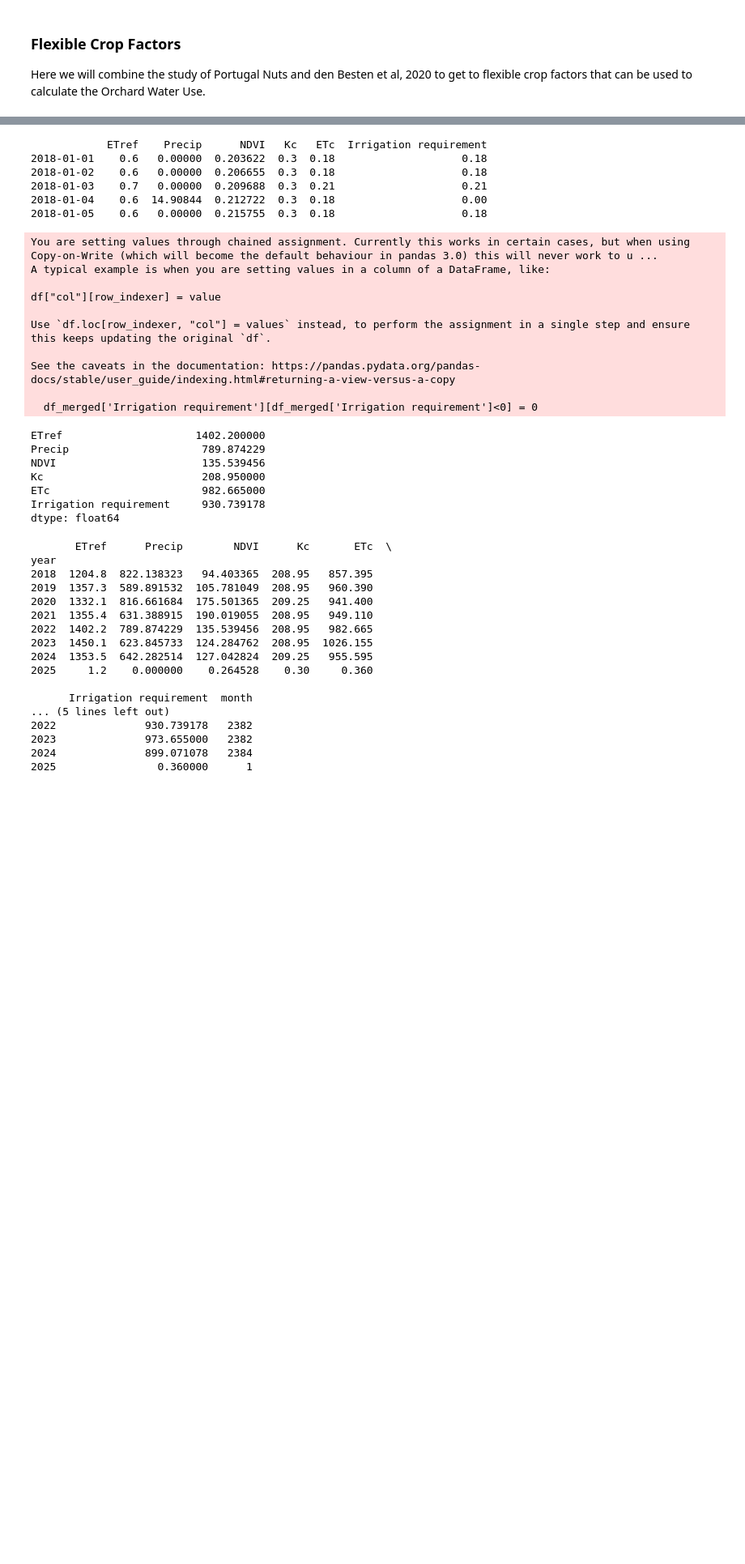
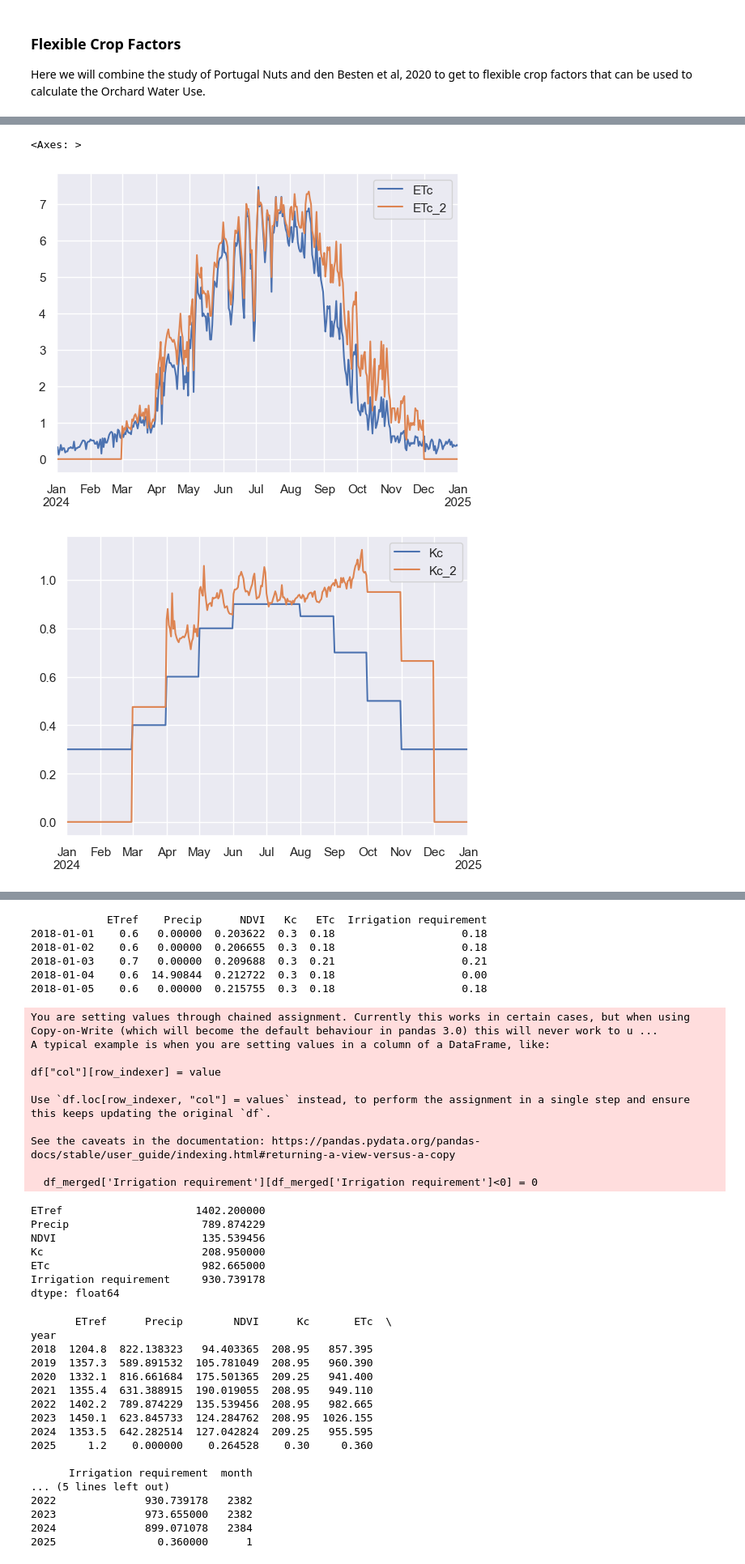
Before and after one commit to nadja1390/RAFIP, a Jupyter notebook: Orchard_Water_Use.ipynb, the cells around one changed output, grey strips where cells are left out. Shown at 81% size. Cells and saved outputs as stored; diff of their text form; code cells hidden in the pictures; blank space fills up the shorter version.

```diff
--- a/Orchard_Water_Use.ipynb
+++ b/Orchard_Water_Use.ipynb
@@ -298,7 +298,7 @@ def calculate_etc(eto, cc, fw, month, F):
     """
 
     # Check if within irrigation period (April to October)
-    is_irrigation_period = 4 <= month <= 10
+    is_irrigation_period = 4 <= month <= 9
 
     # Kg component: evaporation from wetted soil surface
     if is_irrigation_period:
@@ -351,0 +385,14 @@ print(f"Kt: {Kt:.3f}, Kg: {Kg:.3f}, Ks: {Ks:.3f}")
+# %%
+# Example DataFrame
+# Columns: ETo, Month, F (fraction of rainy days)
+# Constants
+cc = 0.7 # this may be turned flexible (maximum canopy cover)
+fw = 0.15 # depends on irrigation type
+
+# Apply row-wise
+df_merged[['ETc_2', 'Kt', 'Kg', 'Ks']] = df_merged.apply(
+    lambda row: pd.Series(calculate_etc(row['ETref'], cc, fw, row['Month'], row['RainyDaysFraction'])),
+    axis=1
+)
+
+df_merged.head()
@@ -352 +406,12 @@ print(f"Kt: {Kt:.3f}, Kg: {Kg:.3f}, Ks: {Ks:.3f}")
+# %%
+# Are there big differences?
+df_merged['Kc_2'] = df_merged['Kt'] + df_merged['Kg'] + df_merged['Ks']
+
+df_merged['2024-01-01':'2025-01-01'][['ETc', 'ETc_2']].plot()
+
+df_merged['2024-01-01':'2025-01-01'][['Kc', 'Kc_2']].plot()
+# %% [output]
+<Axes: >
+[figure, added]
+[figure, added]
 # %% [markdown]
```
Also changed, not shown: parts of 8 cells of this notebook.
